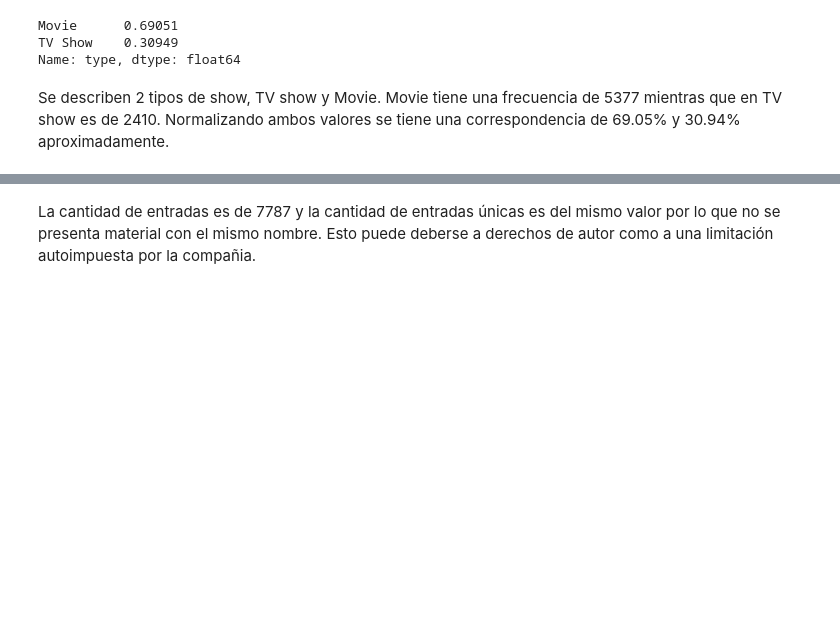
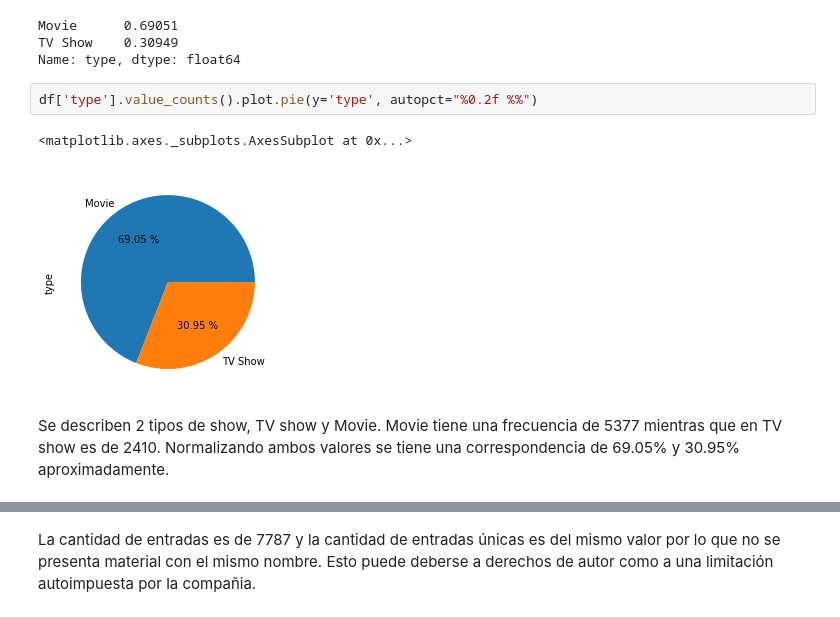
Before and after one commit to Maxibrionest/FMY-1.1.2, a Jupyter notebook: Actividad_1_2_2.ipynb, the cells around one changed output, grey strips where cells are left out. Cells and saved outputs as stored; diff of their text form; blank space fills up the shorter version.

```diff
--- a/Actividad_1_2_2.ipynb
+++ b/Actividad_1_2_2.ipynb
@@ -72,8 +96,13 @@ df['type'].value_counts(normalize=True)
 Movie      0.69051
 TV Show    0.30949
 Name: type, dtype: float64
+# %%
+df['type'].value_counts().plot.pie(y='type', autopct="%0.2f %%")
+# %% [output]
+<matplotlib.axes._subplots.AxesSubplot at 0x...>
+[figure, added]
 # %% [markdown]
-Se describen 2 tipos de show, TV show y Movie. Movie tiene una frecuencia de 5377 mientras que en TV show es de 2410. Normalizando ambos valores se tiene una correspondencia de 69.05% y 30.94% aproximadamente.
+Se describen 2 tipos de show, TV show y Movie. Movie tiene una frecuencia de 5377 mientras que en TV show es de 2410. Normalizando ambos valores se tiene una correspondencia de 69.05% y 30.95% aproximadamente.
 # %%
 df['title'].describe()
 # %% [output]
```
Also changed, not shown: parts of 13 cells of this notebook.
